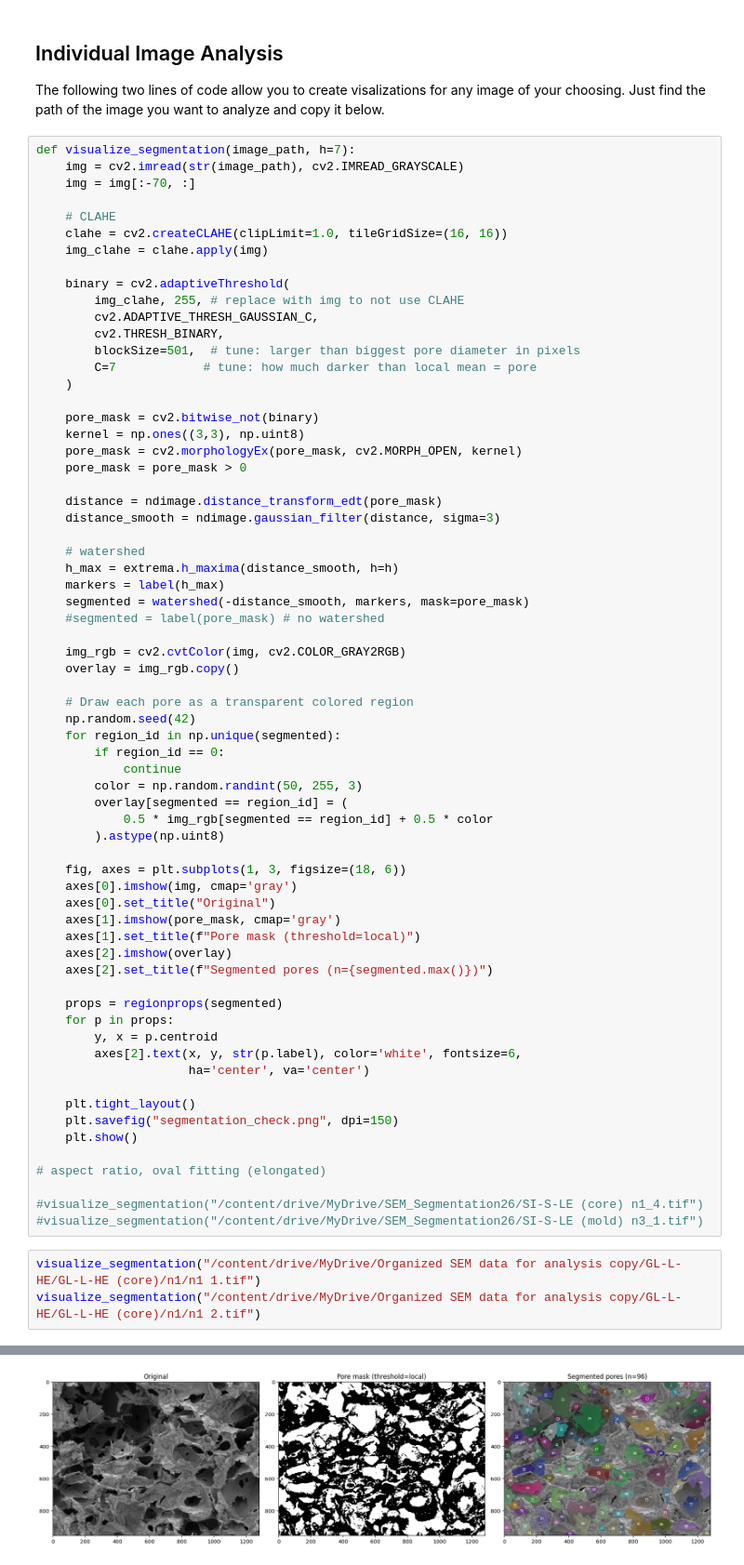
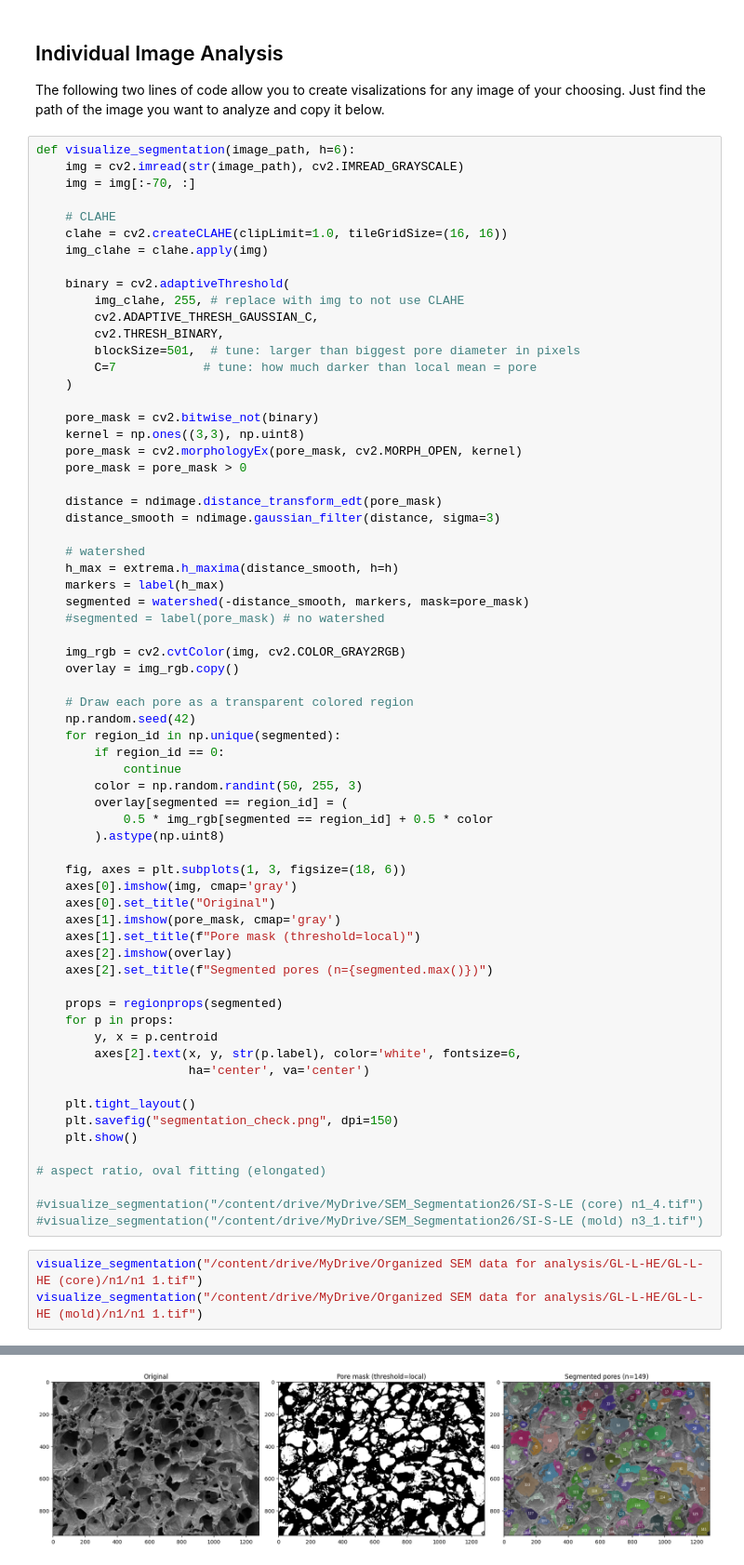
Before and after one commit to alsadh/Hydrogel-Gelation-Behavior-Porosity-Analysis, a Jupyter notebook: SEM_segmentation_analysis.ipynb, the cells around one changed output, grey strips where cells are left out. Shown at 93% size. Drawn from its saved outputs; the diff is of its cells as text.

```diff
--- a/SEM_segmentation_analysis.ipynb
+++ b/SEM_segmentation_analysis.ipynb
@@ -210,7 +210,7 @@ Mold surface/n2/GL-S-HE mold n2_2.tif: 121 pores, porosity=0.456
 
 The following two lines of code allow you to create visalizations for any image of your choosing. Just find the path of the image you want to analyze and copy it below.
 # %%
-def visualize_segmentation(image_path, h=7):
+def visualize_segmentation(image_path, h=6):
     img = cv2.imread(str(image_path), cv2.IMREAD_GRAYSCALE)
     img = img[:-70, :]
 
@@ -276,6 +276,6 @@ def visualize_segmentation(image_path, h=7):
 #visualize_segmentation("/content/drive/MyDrive/SEM_Segmentation26/SI-S-LE (core) n1_4.tif")
 #visualize_segmentation("/content/drive/MyDrive/SEM_Segmentation26/SI-S-LE (mold) n3_1.tif")
 # %%
-visualize_segmentation("/content/drive/MyDrive/Organized SEM data for analysis copy/GL-L-HE/GL-L-HE (core)/n1/n1 1.tif")
-visualize_segmentation("/content/drive/MyDrive/Organized SEM data for analysis copy/GL-L-HE/GL-L-HE (core)/n1/n1 2.tif")
+visualize_segmentation("/content/drive/MyDrive/Organized SEM data for analysis/GL-L-HE/GL-L-HE (core)/n1/n1 1.tif")
+visualize_segmentation("/content/drive/MyDrive/Organized SEM data for analysis/GL-L-HE/GL-L-HE (mold)/n1/n1 1.tif")
 # %% [output]
@@ -283 +283 @@ visualize_segmentation("/content/drive/MyDrive/Organized SEM data for analysis c
-[figure, old version]
+[figure, new version]
```
Also changed, not shown: parts of 1 cell of this notebook.
